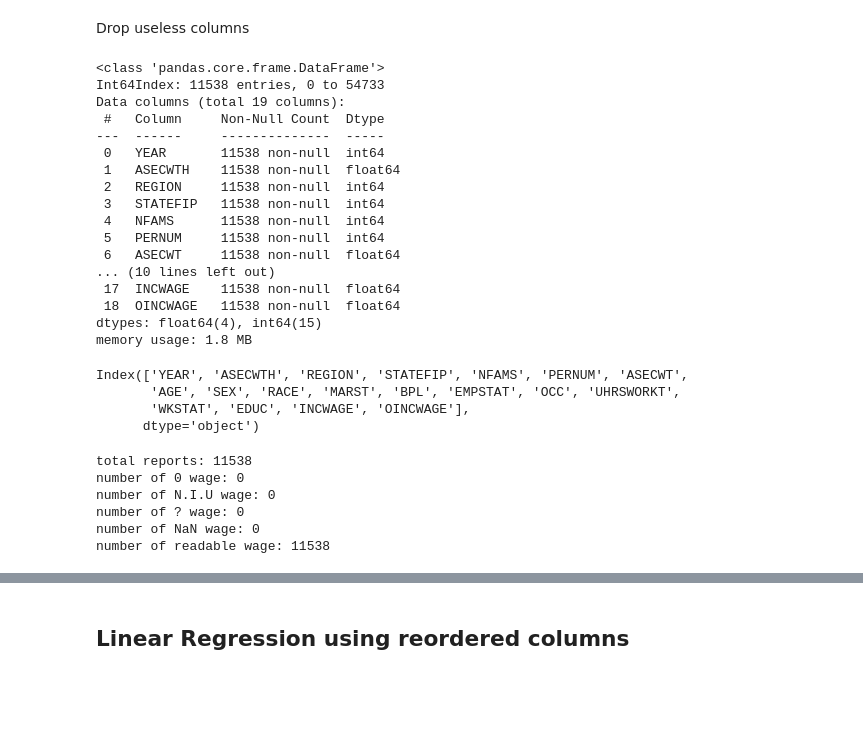
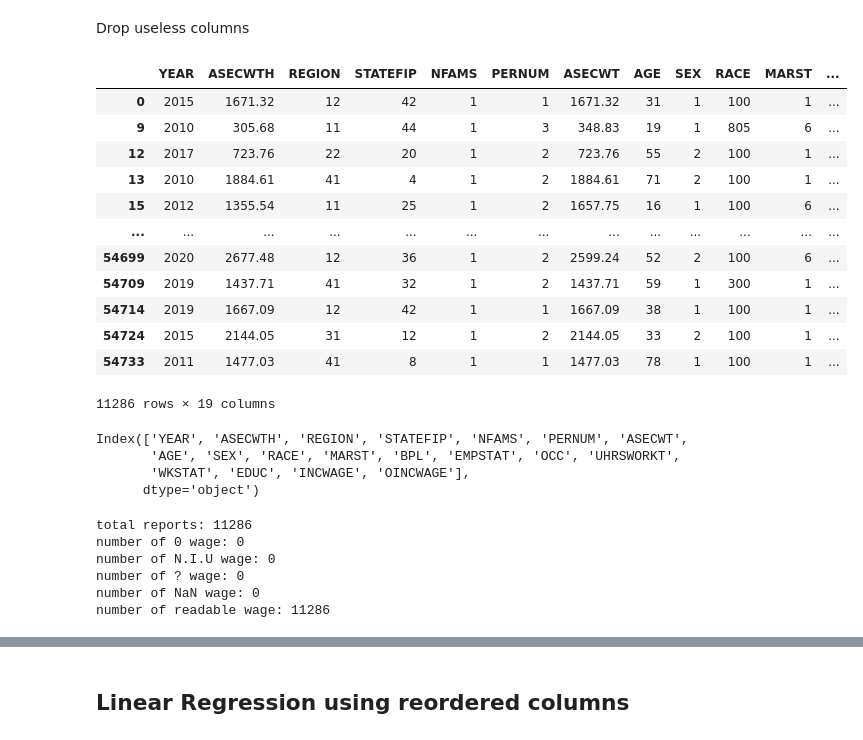
Before and after one commit to weiyueli7/beginners-newbies, a Jupyter notebook: main.ipynb, the cells around one changed output, grey strips where cells are left out. Drawn from its saved outputs; the diff is of its cells as text; code cells hidden in the pictures; blank space fills up the shorter version.

```diff
--- a/main.ipynb
+++ b/main.ipynb
@@ -32,37 +32,35 @@ def corr_heatmap(df):
 # %% [markdown]
 Drop useless columns
 # %%
-raw_data = pd.read_csv('./data/beginner.csv')
+raw_data = pd.read_csv('../data/beginner.csv')
 # simple_data = raw_data[[
 #     'YEAR', 'SERIAL', 'REGION', 'NFAMS', 'PERNUM',
 #     'RACE', 'AGE', 'SEX', 'EMPSTAT', 'OCC', 'UHRSWORKT',
 #     'WKSTAT', 'JOBCERT', 'EDUC', 'INCWAGE', 'OINCWAGE']]
 # simple_data.to_csv('../data/simple_data.csv', index=False)
 
-raw_data = pd.read_csv('./data/beginner.csv')
 clean_data = raw_data[(raw_data["INCWAGE"] != 99999999.0) & (raw_data["INCWAGE"] != 0.0)]
 clean_data = clean_data.dropna(subset = ['INCWAGE'])
 clean_data = clean_data.dropna(how = 'all', axis = 1)
 clean_data = clean_data.drop(columns = ['HFLAG', 'ASECFLAG', 'MONTH', 'CPSID', 'SERIAL', 'CPSIDP'])
-clean_data.info()
+q_low = clean_data["INCWAGE"].quantile(0.01)
+q_hi  = clean_data["INCWAGE"].quantile(0.99)
+clean_data = clean_data[(clean_data["INCWAGE"] < q_hi) & (clean_data["INCWAGE"] > q_low)]
+clean_data
 # %% [output]
+|  | YEAR | ASECWTH | REGION | STATEFIP | NFAMS | PERNUM | ASECWT | AGE | SEX | RACE | MARST | ... |
+| 0 | 2015 | 1671.32 | 12 | 42 | 1 | 1 | 1671.32 | 31 | 1 | 100 | 1 | ... |
+| 9 | 2010 | 305.68 | 11 | 44 | 1 | 3 | 348.83 | 19 | 1 | 805 | 6 | ... |
+| 12 | 2017 | 723.76 | 22 | 20 | 1 | 2 | 723.76 | 55 | 2 | 100 | 1 | ... |
+| 13 | 2010 | 1884.61 | 41 | 4 | 1 | 2 | 1884.61 | 71 | 2 | 100 | 1 | ... |
+| 15 | 2012 | 1355.54 | 11 | 25 | 1 | 2 | 1657.75 | 16 | 1 | 100 | 6 | ... |
+| ... | ... | ... | ... | ... | ... | ... | ... | ... | ... | ... | ... | ... |
+| 54699 | 2020 | 2677.48 | 12 | 36 | 1 | 2 | 2599.24 | 52 | 2 | 100 | 6 | ... |
+| 54709 | 2019 | 1437.71 | 41 | 32 | 1 | 2 | 1437.71 | 59 | 1 | 300 | 1 | ... |
+| 54714 | 2019 | 1667.09 | 12 | 42 | 1 | 1 | 1667.09 | 38 | 1 | 100 | 1 | ... |
+| 54724 | 2015 | 2144.05 | 31 | 12 | 1 | 2 | 2144.05 | 33 | 2 | 100 | 1 | ... |
+| 54733 | 2011 | 1477.03 | 41 | 8 | 1 | 1 | 1477.03 | 78 | 1 | 100 | 1 | ... |
-<class 'pandas.core.frame.DataFrame'>
-Int64Index: 11538 entries, 0 to 54733
-Data columns (total 19 columns):
- #   Column     Non-Null Count  Dtype
----  ------     --------------  -----
- 0   YEAR       11538 non-null  int64
- 1   ASECWTH    11538 non-null  float64
- 2   REGION     11538 non-null  int64
- 3   STATEFIP   11538 non-null  int64
- 4   NFAMS      11538 non-null  int64
- 5   PERNUM     11538 non-null  int64
- 6   ASECWT     11538 non-null  float64
-... (10 lines left out)
- 17  INCWAGE    11538 non-null  float64
- 18  OINCWAGE   11538 non-null  float64
-dtypes: float64(4), int64(15)
-memory usage: 1.8 MB
+11286 rows × 19 columns
 # %%
 clean_data.columns
 # %% [output]
@@ -79,12 +77,12 @@ print('number of ? wage:', np.count_nonzero(incwage == 99999998))
 print('number of NaN wage:', np.count_nonzero(incwage.isna()))
 print('number of readable wage:', np.count_nonzero((incwage > 0) & (incwage < 99999998)))
 # %% [output]
-total reports: 11538
+total reports: 11286
 number of 0 wage: 0
 number of N.I.U wage: 0
 number of ? wage: 0
 number of NaN wage: 0
-number of readable wage: 11538
+number of readable wage: 11286
 # %%
 filtered = clean_data[(clean_data['INCWAGE'] >= 0) & (clean_data['INCWAGE'] < NIU)].reset_index(drop=True)
 filtered_nonzero = filtered[filtered['INCWAGE'] > 0].reset_index(drop=True)
```
Also changed, not shown: parts of 11 cells of this notebook, 2 other files.
